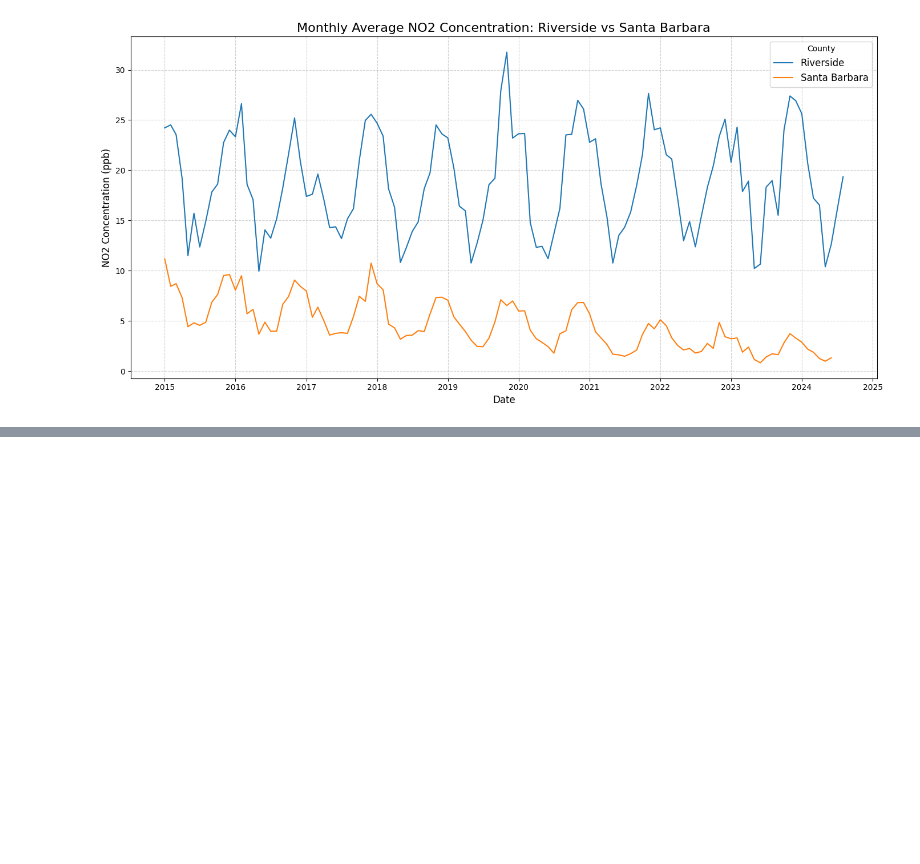
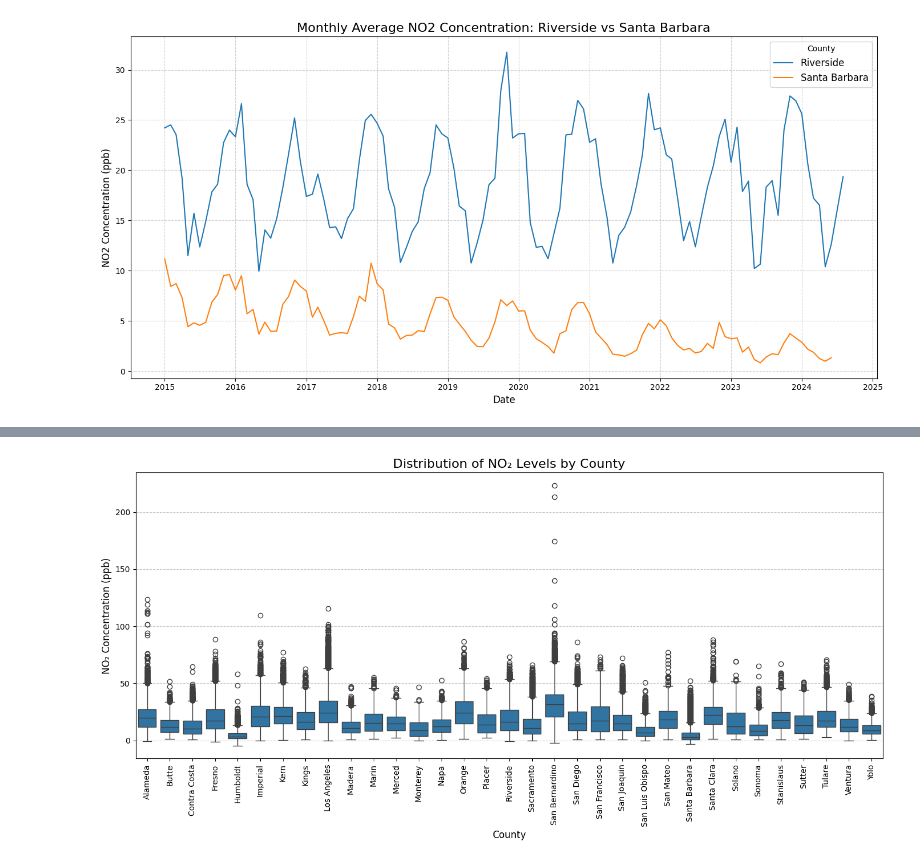
Before and after one commit to ashkren/eda_final_project, a Jupyter notebook: eda_final_project.ipynb, the cells around one changed output, grey strips where cells are left out. Cells and saved outputs as stored; diff of their text form; code cells hidden in the pictures; blank space fills up the shorter version.

```diff
--- a/eda_final_project.ipynb
+++ b/eda_final_project.ipynb
@@ -283,0 +335,13 @@ See the caveats in the documentation: https://pandas.pydata.org/pandas-docs/stab
+# %%
+# Create the boxplot for counties
+plt.figure(figsize=(14, 7))
+sns.boxplot(x='County', y='Daily Max 1-hour NO2 Concentration', data=no2_data)
+plt.title('Distribution of NO₂ Levels by County', fontsize=16)
+plt.xlabel('County', fontsize=12)
+plt.ylabel('NO₂ Concentration (ppb)', fontsize=12)
+plt.xticks(rotation=90)
+plt.grid(axis='y', linestyle='--', alpha=0.7)
+plt.tight_layout()
+plt.show()
+# %% [output]
+[figure, added]
```
Also changed, not shown: parts of 12 cells of this notebook.
